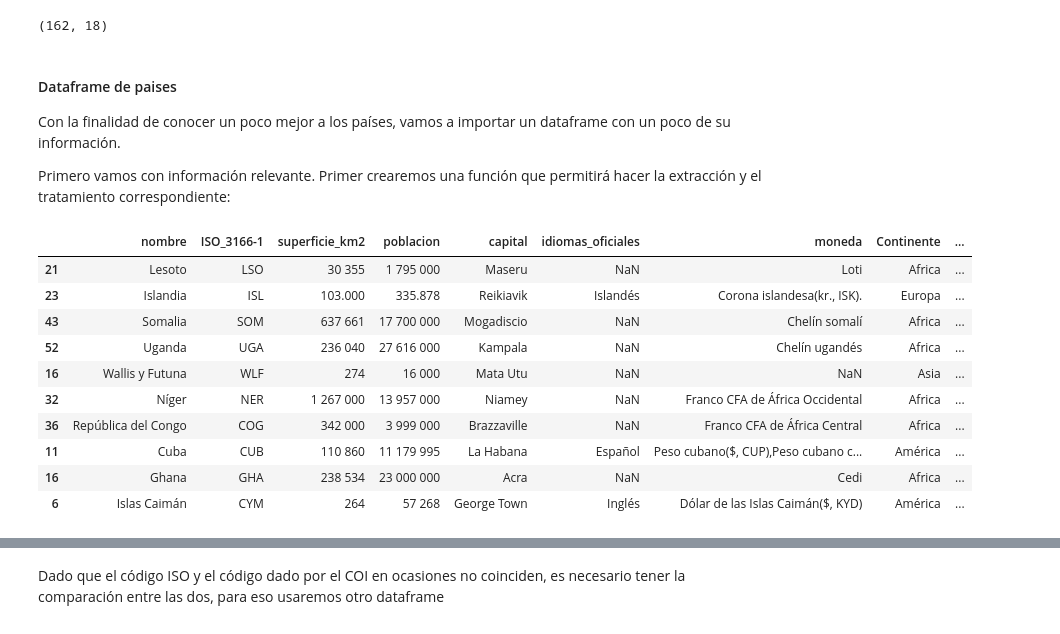
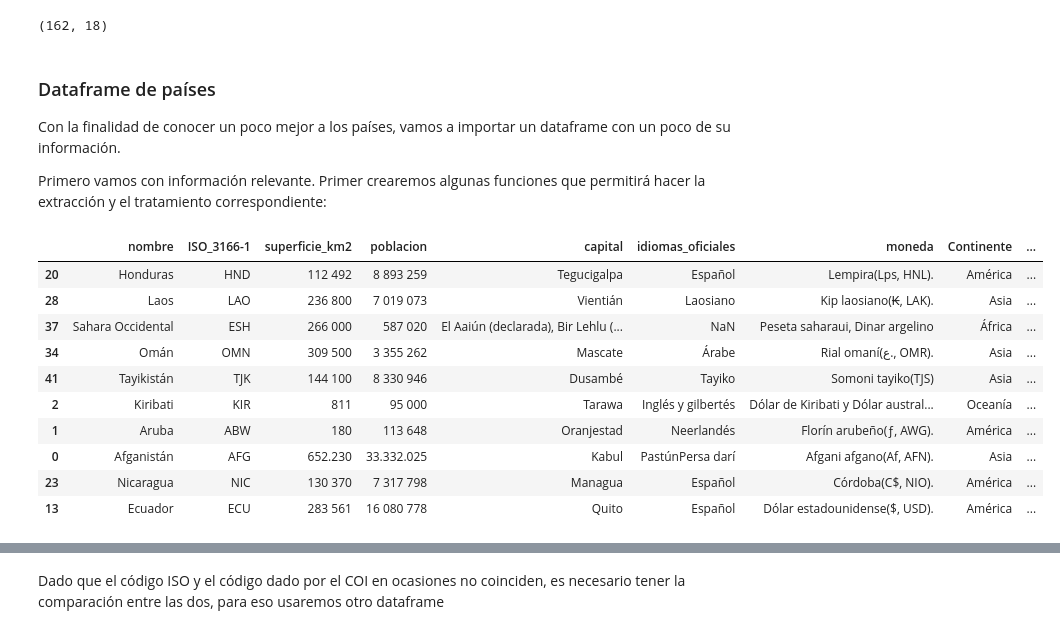
Before and after one commit to leodan52/OlympicMedalsByCountry, a Jupyter notebook: tratamiento_de_datos.ipynb, the cells around one changed output, grey strips where cells are left out. Cells and saved outputs as stored; diff of their text form; code cells hidden in the pictures.

Commit message:
Terminando tratamiento de datos: eliminando datos casi duplicados y asignando continentes a algunos registros faltantes

```diff
--- a/tratamiento_de_datos.ipynb
+++ b/tratamiento_de_datos.ipynb
@@ -142,9 +122,9 @@ df.shape
 # %% [output]
 (162, 18)
 # %% [markdown]
-#### Dataframe de paises
+### Dataframe de países
 
 Con la finalidad de conocer un poco mejor a los países, vamos a importar un dataframe con un poco de su información.
 
-Primero vamos con información relevante. Primer crearemos una función que permitirá hacer la extracción y el tratamiento correspondiente:
+Primero vamos con información relevante. Primer crearemos algunas funciones que permitirá hacer la extracción y el tratamiento correspondiente:
 # %%
@@ -235,20 +260,21 @@ def extraer_codigo_iso(series):
 # %%
 df_countries = data_frame_paises()
 df_countries = df_countries.dropna(axis=1, how="all")
 df_countries = df_countries.rename(columns={"codigo_ISO_3166-1" : "ISO_3166-1"})
 df_countries["ISO_3166-1"] = df_countries.apply(extraer_codigo_iso, axis=1)
 df_countries[df_countries["ISO_3166-1"].isna()].to_csv(os.path.join(data_path, "info_countries_ISO_nan.csv"), index=False, encoding="utf-8")
 df_countries = df_countries.dropna(subset="ISO_3166-1")
+df_countries["nombre_en"] = df_countries.apply(obtener_nombre_en, axis=1)
 df_countries.sample(10)
 # %% [output]
 |  | nombre | ISO_3166-1 | superficie_km2 | poblacion | capital | idiomas_oficiales | moneda | Continente | ... |
-| 21 | Lesoto | LSO | 30 355 | 1 795 000 | Maseru | NaN | Loti | Africa | ... |
-| 23 | Islandia | ISL | 103.000 | 335.878 | Reikiavik | Islandés | Corona islandesa(kr., ISK). | Europa | ... |
-| 43 | Somalia | SOM | 637 661 | 17 700 000 | Mogadiscio | NaN | Chelín somalí | Africa | ... |
-| 52 | Uganda | UGA | 236 040 | 27 616 000 | Kampala | NaN | Chelín ugandés | Africa | ... |
-| 16 | Wallis y Futuna | WLF | 274 | 16 000 | Mata Utu | NaN | NaN | Asia | ... |
-| 32 | Níger | NER | 1 267 000 | 13 957 000 | Niamey | NaN | Franco CFA de África Occidental | Africa | ... |
-| 36 | República del Congo | COG | 342 000 | 3 999 000 | Brazzaville | NaN | Franco CFA de África Central | Africa | ... |
-| 11 | Cuba | CUB | 110 860 | 11 179 995 | La Habana | Español | Peso cubano($, CUP),Peso cubano c... | América | ... |
-| 16 | Ghana | GHA | 238 534 | 23 000 000 | Acra | NaN | Cedi | Africa | ... |
-| 6 | Islas Caimán | CYM | 264 | 57 268 | George Town | Inglés | Dólar de las Islas Caimán($, KYD) | América | ... |
+| 20 | Honduras | HND | 112 492 | 8 893 259 | Tegucigalpa | Español | Lempira(Lps, HNL). | América | ... |
+| 28 | Laos | LAO | 236 800 | 7 019 073 | Vientián | Laosiano | Kip laosiano(₭, LAK). | Asia | ... |
+| 37 | Sahara Occidental | ESH | 266 000 | 587 020 | El Aaiún (declarada), Bir Lehlu (... | NaN | Peseta saharaui, Dinar argelino | África | ... |
+| 34 | Omán | OMN | 309 500 | 3 355 262 | Mascate | Árabe | Rial omaní(ع., OMR). | Asia | ... |
+| 41 | Tayikistán | TJK | 144 100 | 8 330 946 | Dusambé | Tayiko | Somoni tayiko(TJS) | Asia | ... |
+| 2 | Kiribati | KIR | 811 | 95 000 | Tarawa | Inglés y gilbertés | Dólar de Kiribati y Dólar austral... | Oceanía | ... |
+| 1 | Aruba | ABW | 180 | 113 648 | Oranjestad | Neerlandés | Florín arubeño(ƒ, AWG). | América | ... |
+| 0 | Afganistán | AFG | 652.230 | 33.332.025 | Kabul | PastúnPersa darí | Afgani afgano(Af, AFN). | Asia | ... |
+| 23 | Nicaragua | NIC | 130 370 | 7 317 798 | Managua | Español | Córdoba(C$, NIO). | América | ... |
+| 13 | Ecuador | ECU | 283 561 | 16 080 778 | Quito | Español | Dólar estadounidense($, USD). | América | ... |
```
Also changed, not shown: parts of 37 cells of this notebook, 3 other files.
